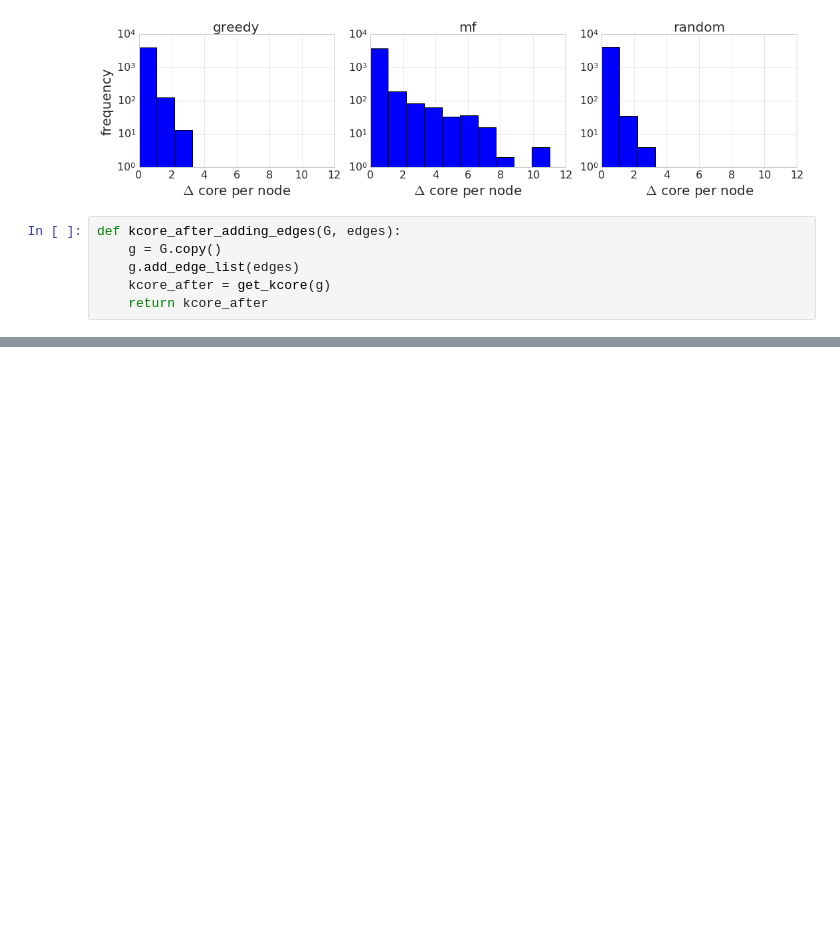
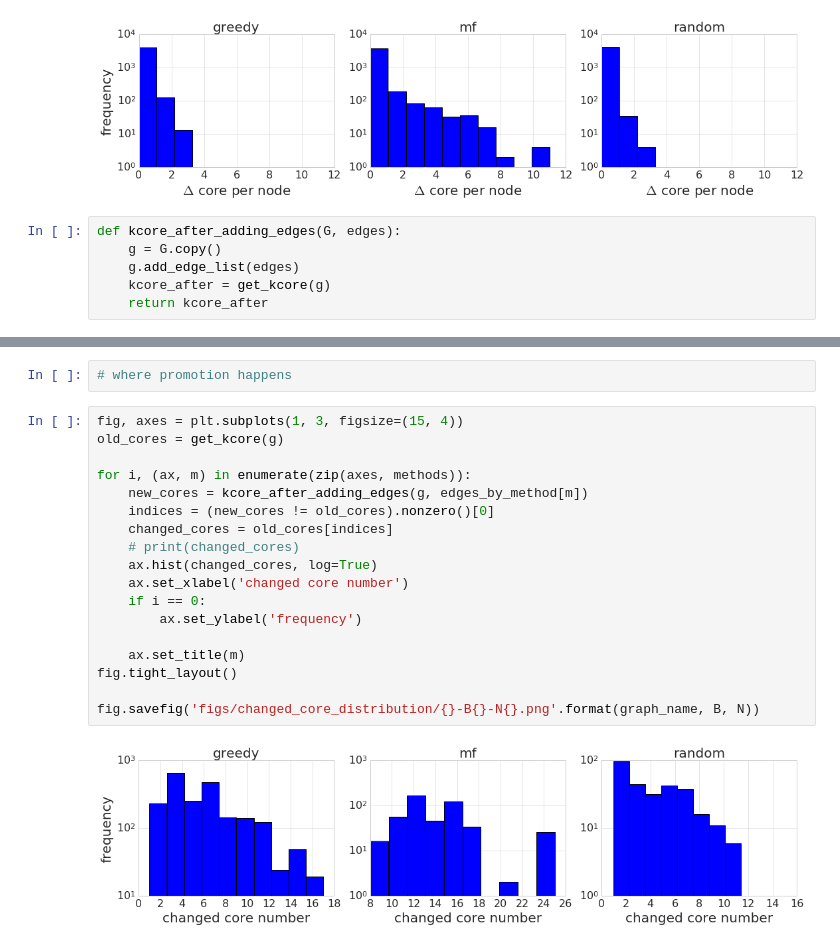
Before and after one commit to xiaohan2012/core_maximization, a Jupyter notebook: evaluation_plot.ipynb, the cells around one changed output, grey strips where cells are left out. Cells and saved outputs as stored; diff of their text form; blank space fills up the shorter version.

```diff
--- a/evaluation_plot.ipynb
+++ b/evaluation_plot.ipynb
@@ -121,0 +125,22 @@ fig.savefig('figs/core_distribution/grqc-B{}-N{}.png'.format(B, N))
+# %%
+# where promotion happens
+# %%
+fig, axes = plt.subplots(1, 3, figsize=(15, 4))
+old_cores = get_kcore(g)
+
+for i, (ax, m) in enumerate(zip(axes, methods)):
+    new_cores = kcore_after_adding_edges(g, edges_by_method[m])
+    indices = (new_cores != old_cores).nonzero()[0]
+    changed_cores = old_cores[indices]
+    # print(changed_cores)
+    ax.hist(changed_cores, log=True)
+    ax.set_xlabel('changed core number')
+    if i == 0:
+        ax.set_ylabel('frequency')
+
+    ax.set_title(m)
+fig.tight_layout()
+
+fig.savefig('figs/changed_core_distribution/{}-B{}-N{}.png'.format(graph_name, B, N))
+# %% [output]
+[figure, added]
```
Also changed, not shown: parts of 9 cells of this notebook, 8 other files.
